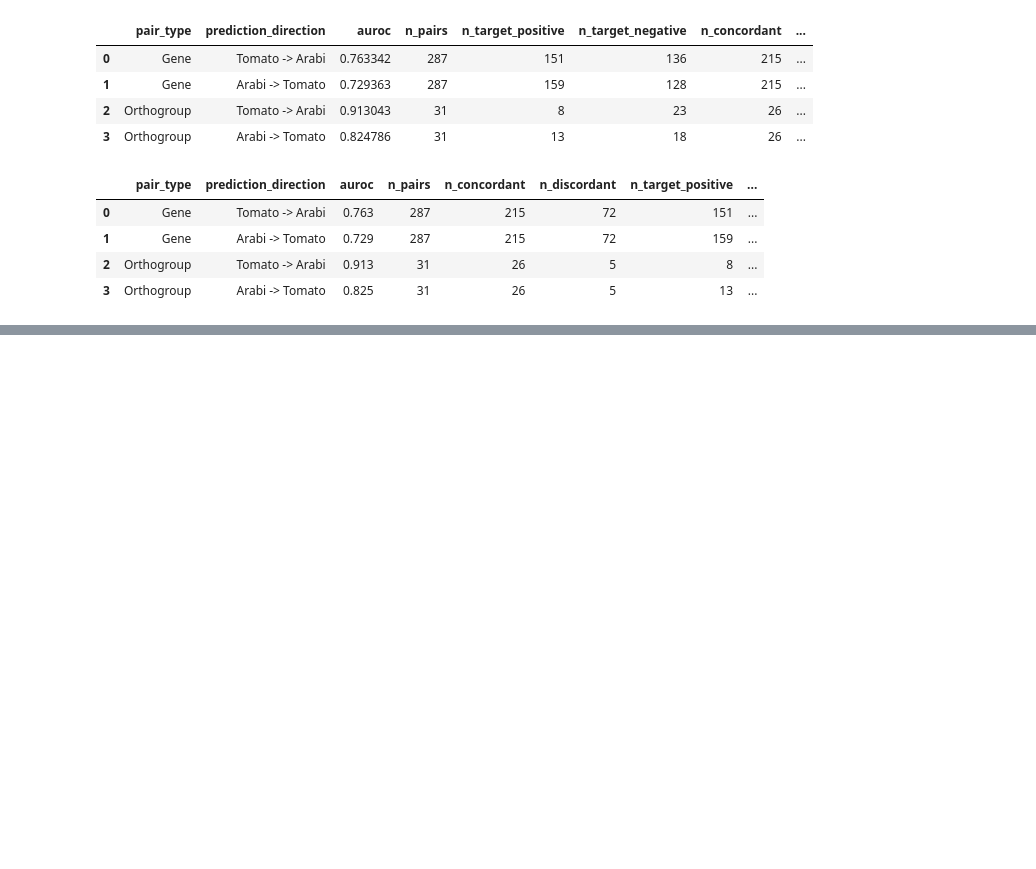
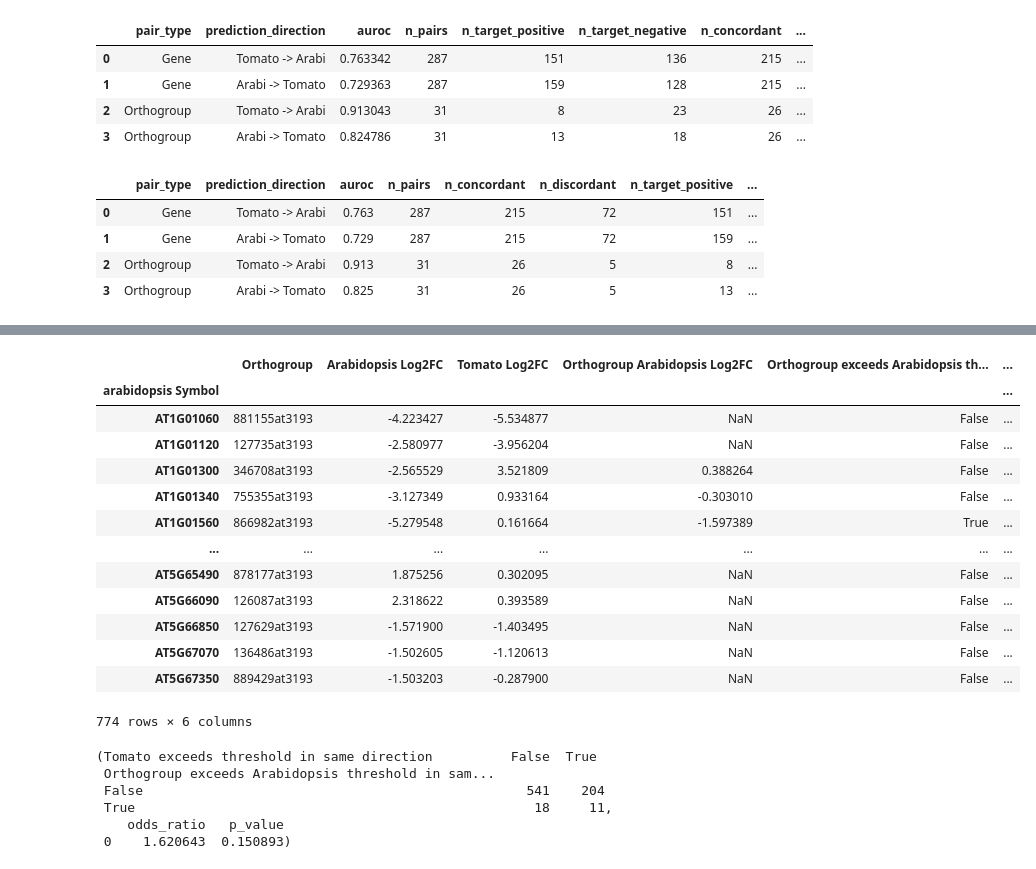
Before and after one commit to gillislab/Family_level_coexpression, a Jupyter notebook: Review_expts/arabit_tom_gene_vs_ortho_comparison_auroc.ipynb, the cells around one changed output, grey strips where cells are left out. Drawn from its saved outputs; the diff is of its cells as text; code cells hidden in the pictures; blank space fills up the shorter version.

```diff
--- a/Review_expts/arabit_tom_gene_vs_ortho_comparison_auroc.ipynb
+++ b/Review_expts/arabit_tom_gene_vs_ortho_comparison_auroc.ipynb
@@ -938,0 +1089,22 @@ bidirectional_auroc_summary[[
+# %%
+gene_threshold = 1.5
+
+merged_gene_df_arabi_threshold = merged_gene_df.loc[
+    merged_gene_df["Arabidopsis Log2FC"].abs() > gene_threshold
+] .copy()
+
+merged_gene_df_arabi_threshold["Orthogroup Arabidopsis Log2FC"] = merged_gene_df_arabi_threshold[
+    "Orthogroup"
+] .map(merged_ortho_df["Arabidopsis Log2FC"] )
+
+merged_gene_df_arabi_threshold[
+    "Orthogroup exceeds Arabidopsis threshold in same direction"
+] = (
+    (merged_gene_df_arabi_threshold["Arabidopsis Log2FC"] > gene_threshold)
+    & (merged_gene_df_arabi_threshold["Orthogroup Arabidopsis Log2FC"] > gene_threshold)
+) | (
+    (merged_gene_df_arabi_threshold["Arabidopsis Log2FC"] < -gene_threshold)
+    & (merged_gene_df_arabi_threshold["Orthogroup Arabidopsis Log2FC"] < -gene_threshold)
+)
+
+merged_gene_df_arabi_threshold
@@ -938,0 +1126,58 @@ bidirectional_auroc_summary[[
+# %%
+merged_gene_df_arabi_threshold[
+    "Tomato exceeds threshold in same direction"
+ ] = (
+    (merged_gene_df_arabi_threshold["Arabidopsis Log2FC"] > gene_threshold)
+    & (merged_gene_df_arabi_threshold["Tomato Log2FC"] > gene_threshold)
+) | (
+    (merged_gene_df_arabi_threshold["Arabidopsis Log2FC"] < -gene_threshold)
+    & (merged_gene_df_arabi_threshold["Tomato Log2FC"] < -gene_threshold)
+)
+
+merged_gene_df_arabi_threshold
+# %% [output]
+|  | Orthogroup | Arabidopsis Log2FC | Tomato Log2FC | Orthogroup Arabidopsis Log2FC | Orthogroup exceeds Arabidopsis th... | ... |
+| arabidopsis Symbol |  |  |  |  |  | ... |
+| AT1G01060 | 881155at3193 | -4.223427 | -5.534877 | NaN | False | ... |
+| AT1G01120 | 127735at3193 | -2.580977 | -3.956204 | NaN | False | ... |
+| AT1G01300 | 346708at3193 | -2.565529 | 3.521809 | 0.388264 | False | ... |
+| AT1G01340 | 755355at3193 | -3.127349 | 0.933164 | -0.303010 | False | ... |
+| AT1G01560 | 866982at3193 | -5.279548 | 0.161664 | -1.597389 | True | ... |
+| ... | ... | ... | ... | ... | ... | ... |
+| AT5G65490 | 878177at3193 | 1.875256 | 0.302095 | NaN | False | ... |
+| AT5G66090 | 126087at3193 | 2.318622 | 0.393589 | NaN | False | ... |
+| AT5G66850 | 127629at3193 | -1.571900 | -1.403495 | NaN | False | ... |
+| AT5G67070 | 136486at3193 | -1.502605 | -1.120613 | NaN | False | ... |
+| AT5G67350 | 889429at3193 | -1.503203 | -0.287900 | NaN | False | ... |
+774 rows × 6 columns
+# %%
+fisher_input_df = merged_gene_df_arabi_threshold[[
+    "Orthogroup exceeds Arabidopsis threshold in same direction",
+    "Tomato exceeds threshold in same direction",
+]].copy()
+
+fisher_contingency_table = pd.crosstab(
+    fisher_input_df["Orthogroup exceeds Arabidopsis threshold in same direction"],
+    fisher_input_df["Tomato exceeds threshold in same direction"],
+).reindex(index=[False, True], columns=[False, True], fill_value=0)
+
+fisher_odds_ratio, fisher_p_value = stats.fisher_exact(
+    fisher_contingency_table.to_numpy(),
+    alternative="greater",
+)
+
+fisher_exact_summary = pd.DataFrame(
+    {
+        "odds_ratio": [fisher_odds_ratio],
+        "p_value": [fisher_p_value],
+    }
+)
+
+fisher_contingency_table, fisher_exact_summary
+# %% [output]
+(Tomato exceeds threshold in same direction          False  True
+ Orthogroup exceeds Arabidopsis threshold in sam...
+ False                                                 541    204
+ True                                                   18     11,
+    odds_ratio   p_value
+ 0    1.620643  0.150893)
```
Also changed, not shown: parts of 14 cells of this notebook.
